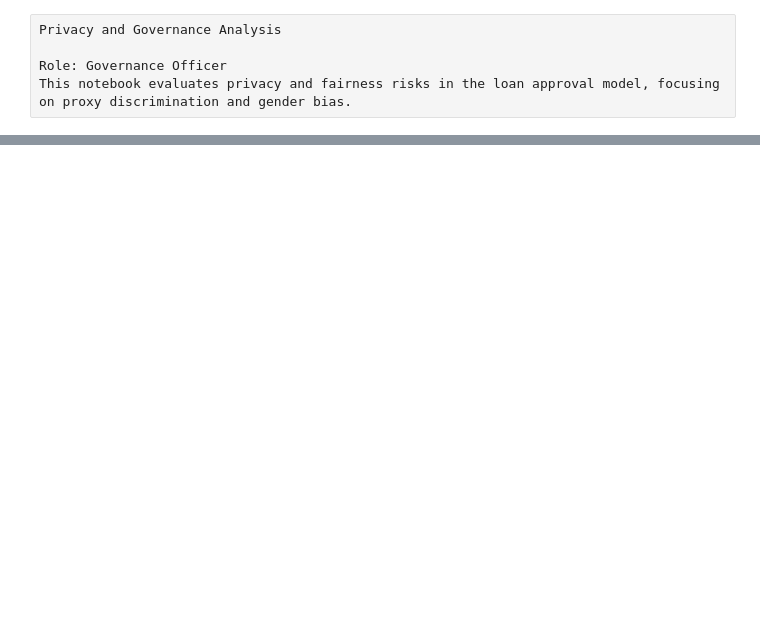
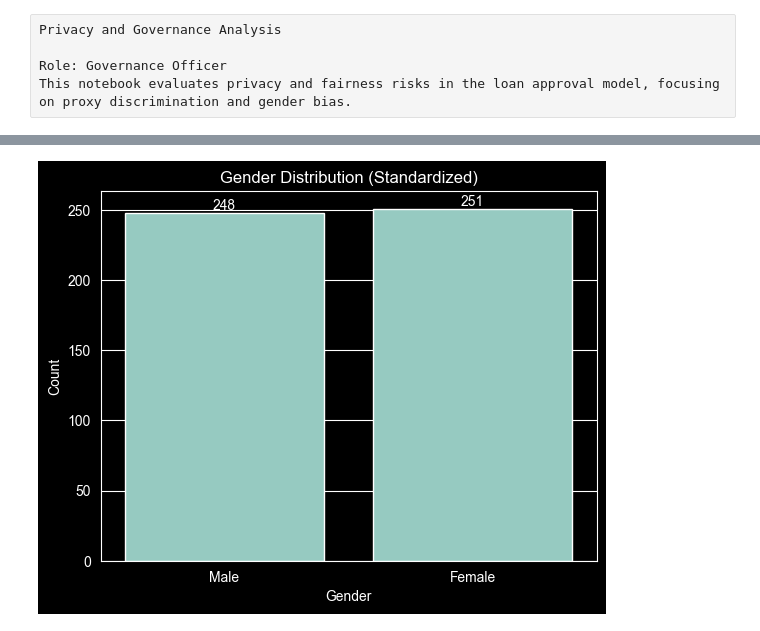
Before and after one commit to korbidietl/dego_gp_txc1, a Jupyter notebook: notebooks/03-privacy-demo.ipynb, the cells around one changed output, grey strips where cells are left out. Cells and saved outputs as stored; diff of their text form; code cells hidden in the pictures; blank space fills up the shorter version.

```diff
--- a/notebooks/03-privacy-demo.ipynb
+++ b/notebooks/03-privacy-demo.ipynb
@@ -20,0 +86,40 @@ df.head()
+# %%
+# Clean gender values
+g = (
+    df["applicant_info.gender"]
+    .astype(str)
+    .str.strip()
+    .str.lower()
+)
+
+# Map values to Male/Female
+df["gender_clean"] = g.map({
+    "m": "Male",
+    "male": "Male",
+    "1": "Male",
+    "f": "Female",
+    "female": "Female",
+    "2": "Female"
+})
+
+# Keep only valid values
+df_gender = df[df["gender_clean"].isin(["Male", "Female"])]
+
+# Plot
+ax = sns.countplot(x="gender_clean", data=df_gender)
+
+plt.title("Gender Distribution (Standardized)")
+plt.xlabel("Gender")
+plt.ylabel("Count")
+
+for p in ax.patches:
+    ax.annotate(
+        int(p.get_height()),
+        (p.get_x() + p.get_width()/2., p.get_height()),
+        ha="center",
+        va="bottom"
+    )
+
+plt.show()
+# %% [output]
+[figure, added]
```
Also changed, not shown: parts of 7 cells of this notebook.
